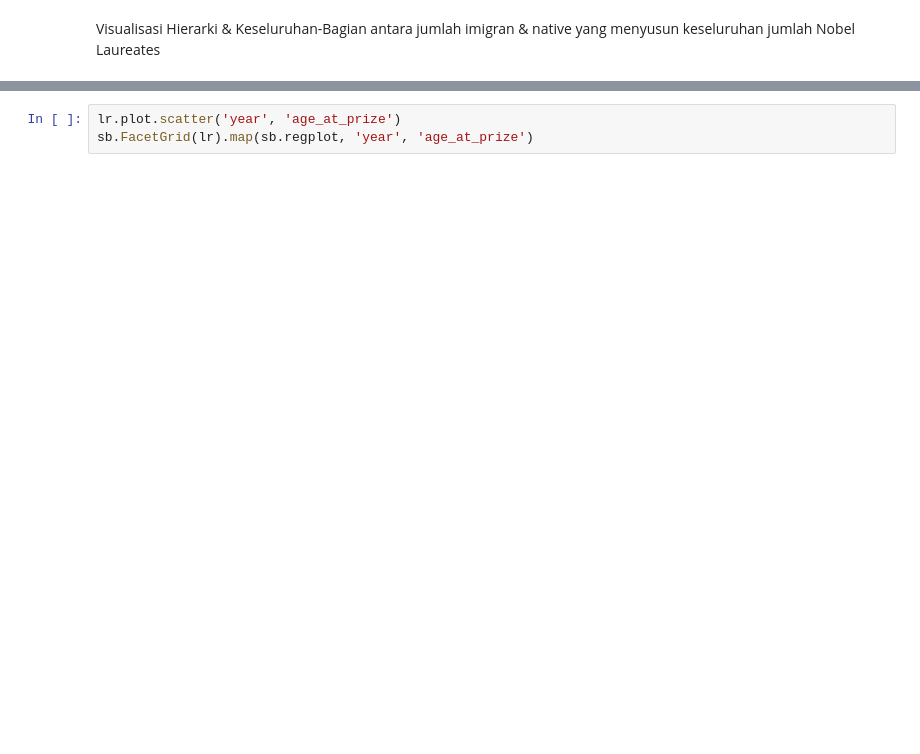
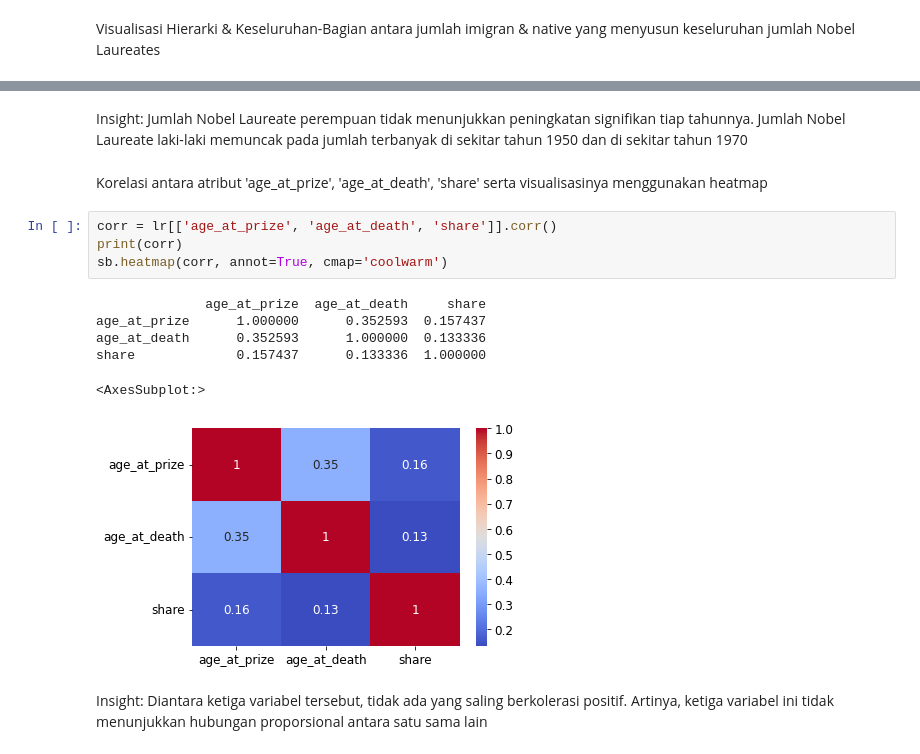
Before and after one commit to prfahrezi/laureates_vizualisation, a Jupyter notebook: visualisasi.ipynb, the cells around one changed output, grey strips where cells are left out. Drawn from its saved outputs; the diff is of its cells as text; blank space fills up the shorter version.

```diff
--- a/visualisasi.ipynb
+++ b/visualisasi.ipynb
@@ -134,3 +212,17 @@ plt.figure(figsize=(7,7)); sb.heatmap(df2, linewidths = .5)
-# %%
-lr.plot.scatter('year', 'age_at_prize')
-sb.FacetGrid(lr).map(sb.regplot, 'year', 'age_at_prize')
+# %% [markdown]
+Insight: Jumlah Nobel Laureate perempuan tidak menunjukkan peningkatan signifikan tiap tahunnya. Jumlah Nobel Laureate laki-laki memuncak pada jumlah terbanyak di sekitar tahun 1950 dan di sekitar tahun 1970
+# %% [markdown]
+Korelasi antara atribut 'age_at_prize', 'age_at_death', 'share' serta visualisasinya menggunakan heatmap
+# %%
+corr = lr[['age_at_prize', 'age_at_death', 'share']].corr()
+print(corr)
+sb.heatmap(corr, annot=True, cmap='coolwarm')
+# %% [output]
+              age_at_prize  age_at_death     share
+age_at_prize      1.000000      0.352593  0.157437
+age_at_death      0.352593      1.000000  0.133336
+share             0.157437      0.133336  1.000000
+<AxesSubplot:>
+[figure, added]
+# %% [markdown]
+Insight: Diantara ketiga variabel tersebut, tidak ada yang saling berkolerasi positif. Artinya, ketiga variabel ini tidak menunjukkan hubungan proporsional antara satu sama lain
```
Also changed, not shown: parts of 23 cells of this notebook.
